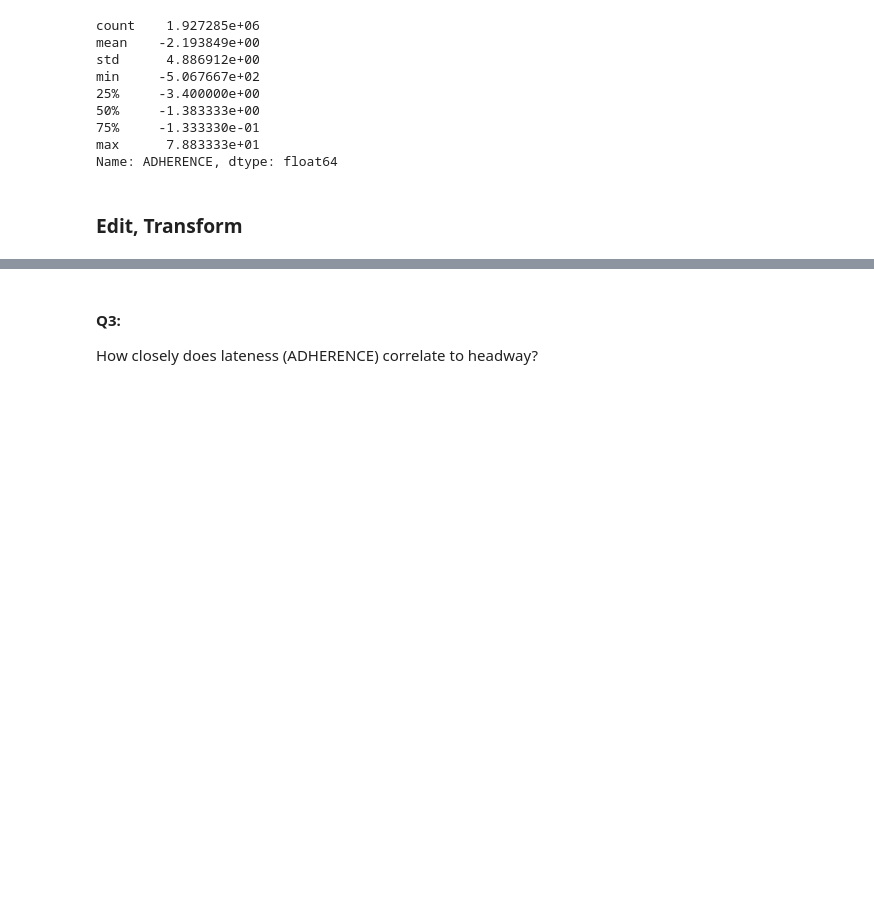
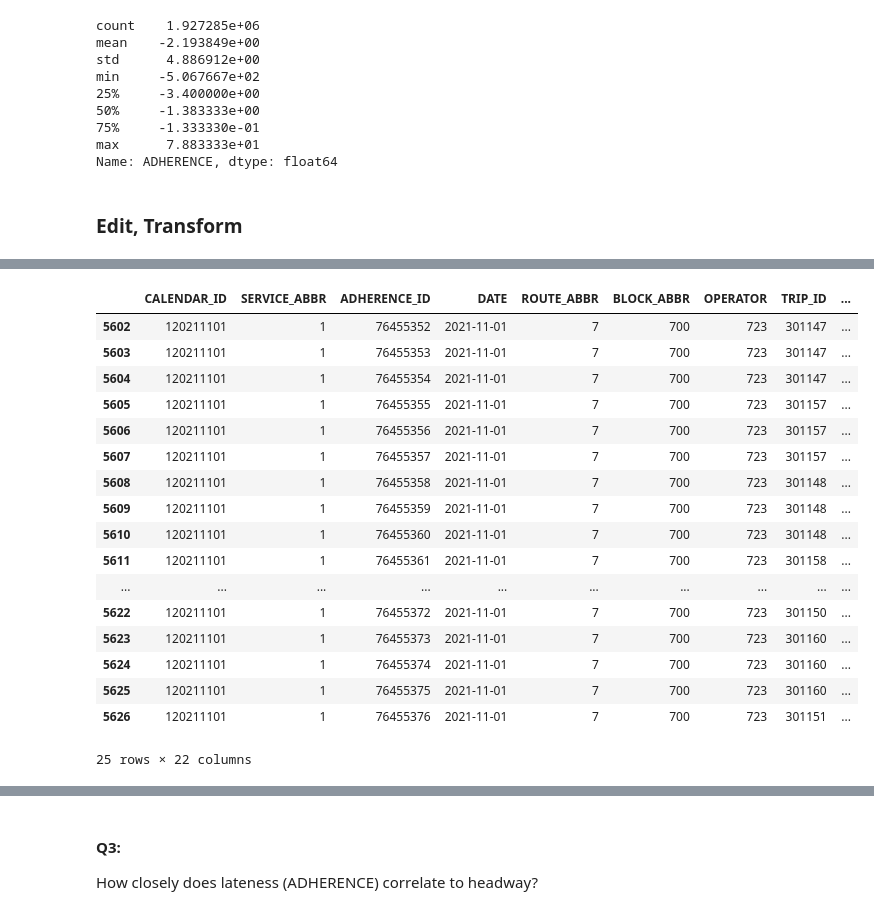
Before and after one commit to NSS-Data-Analytics-Cohort-7/wego-python-bit-my_finger, a Jupyter notebook: notebook/we_go_project.ipynb, the cells around one changed output, grey strips where cells are left out. Saved outputs shown, nothing was run; the diff lists cells and outputs as text; code cells hidden in the pictures; blank space fills up the shorter version.

```diff
--- a/notebook/we_go_project.ipynb
+++ b/notebook/we_go_project.ipynb
@@ -188,0 +253,23 @@ How much impact does being late or too spaced out at the first stop have downstr
+# %%
+# Isolate Route 7 and driver to analyze question 1
+rt_7 = headway_slim.loc[(headway_slim['ROUTE_ABBR'] == 7) & (headway_slim['OPERATOR'] == 723)]
+rt_7.head(25)
+# %% [output]
+|  | CALENDAR_ID | SERVICE_ABBR | ADHERENCE_ID | DATE | ROUTE_ABBR | BLOCK_ABBR | OPERATOR | TRIP_ID | ... |
+| 5602 | 120211101 | 1 | 76455352 | 2021-11-01 | 7 | 700 | 723 | 301147 | ... |
+| 5603 | 120211101 | 1 | 76455353 | 2021-11-01 | 7 | 700 | 723 | 301147 | ... |
+| 5604 | 120211101 | 1 | 76455354 | 2021-11-01 | 7 | 700 | 723 | 301147 | ... |
+| 5605 | 120211101 | 1 | 76455355 | 2021-11-01 | 7 | 700 | 723 | 301157 | ... |
+| 5606 | 120211101 | 1 | 76455356 | 2021-11-01 | 7 | 700 | 723 | 301157 | ... |
+| 5607 | 120211101 | 1 | 76455357 | 2021-11-01 | 7 | 700 | 723 | 301157 | ... |
+| 5608 | 120211101 | 1 | 76455358 | 2021-11-01 | 7 | 700 | 723 | 301148 | ... |
+| 5609 | 120211101 | 1 | 76455359 | 2021-11-01 | 7 | 700 | 723 | 301148 | ... |
+| 5610 | 120211101 | 1 | 76455360 | 2021-11-01 | 7 | 700 | 723 | 301148 | ... |
+| 5611 | 120211101 | 1 | 76455361 | 2021-11-01 | 7 | 700 | 723 | 301158 | ... |
+| ... | ... | ... | ... | ... | ... | ... | ... | ... | ... |
+| 5622 | 120211101 | 1 | 76455372 | 2021-11-01 | 7 | 700 | 723 | 301150 | ... |
+| 5623 | 120211101 | 1 | 76455373 | 2021-11-01 | 7 | 700 | 723 | 301160 | ... |
+| 5624 | 120211101 | 1 | 76455374 | 2021-11-01 | 7 | 700 | 723 | 301160 | ... |
+| 5625 | 120211101 | 1 | 76455375 | 2021-11-01 | 7 | 700 | 723 | 301160 | ... |
+| 5626 | 120211101 | 1 | 76455376 | 2021-11-01 | 7 | 700 | 723 | 301151 | ... |
+25 rows × 22 columns
```
Also changed, not shown: parts of 11 cells of this notebook.
